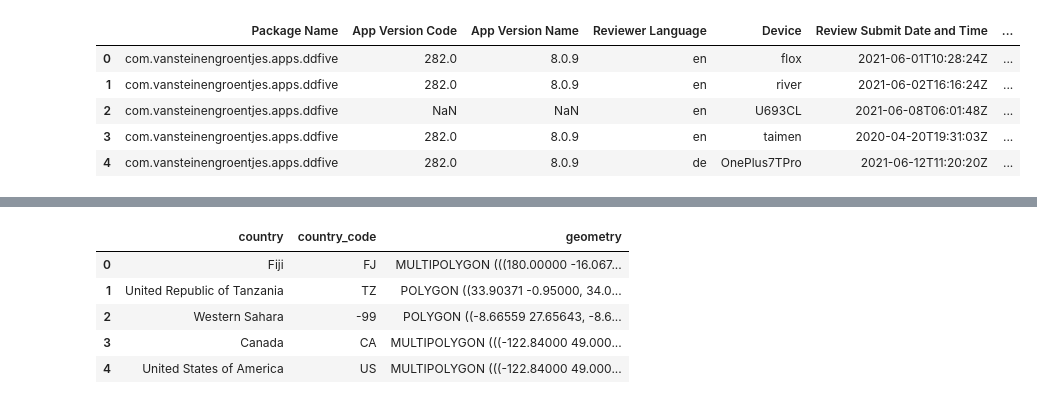
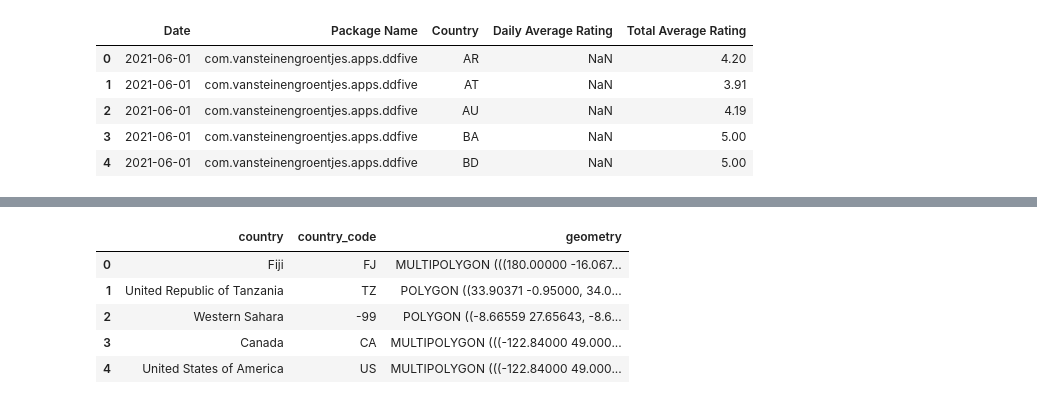
Before and after one commit to kasbekker/ds23-assignment1, a Jupyter notebook: eidt_data_sales_country_sales_ratings.ipynb, the cells around one changed output, grey strips where cells are left out. Drawn from its saved outputs; the diff is of its cells as text; code cells hidden in the pictures.

Commit message:
Ratigs per country map toevegoegd

```diff
--- a/eidt_data_sales_country_sales_ratings.ipynb
+++ b/eidt_data_sales_country_sales_ratings.ipynb
@@ -33,27 +33,27 @@ def to_integer(dt_time):
 # %%
 import pandas as pd
 import numpy as np
 import glob, os
 
 # Get CSV files list from a folder
-path = 'data/reviews_data'
+path = 'data/ratings_country_data'
 csv_files = glob.glob(path + "/*.csv")
 
 # Read each CSV file into DataFrame
 # This creates a list of dataframes
 df_list = (pd.read_csv(file,  encoding="utf-16" ) for file in csv_files)
 
 # Concatenate all DataFrames
 df   = pd.concat(df_list, ignore_index=True)
 
 #Bovenstaande code selecteert een map in path, en zet alle csv bestanden in een dataframe genaamd df, https://sparkbyexamples.com/pandas/pandas-read-multiple-csv-files/
 
 df.head()
 # %% [output]
-|  | Package Name | App Version Code | App Version Name | Reviewer Language | Device | Review Submit Date and Time | ... |
-| 0 | com.vansteinengroentjes.apps.ddfive | 282.0 | 8.0.9 | en | flox | 2021-06-01T10:28:24Z | ... |
-| 1 | com.vansteinengroentjes.apps.ddfive | 282.0 | 8.0.9 | en | river | 2021-06-02T16:16:24Z | ... |
-| 2 | com.vansteinengroentjes.apps.ddfive | NaN | NaN | en | U693CL | 2021-06-08T06:01:48Z | ... |
-| 3 | com.vansteinengroentjes.apps.ddfive | 282.0 | 8.0.9 | en | taimen | 2020-04-20T19:31:03Z | ... |
-| 4 | com.vansteinengroentjes.apps.ddfive | 282.0 | 8.0.9 | de | OnePlus7TPro | 2021-06-12T11:20:20Z | ... |
+|  | Date | Package Name | Country | Daily Average Rating | Total Average Rating |
+| 0 | 2021-06-01 | com.vansteinengroentjes.apps.ddfive | AR | NaN | 4.20 |
+| 1 | 2021-06-01 | com.vansteinengroentjes.apps.ddfive | AT | NaN | 3.91 |
+| 2 | 2021-06-01 | com.vansteinengroentjes.apps.ddfive | AU | NaN | 4.19 |
+| 3 | 2021-06-01 | com.vansteinengroentjes.apps.ddfive | BA | NaN | 5.00 |
+| 4 | 2021-06-01 | com.vansteinengroentjes.apps.ddfive | BD | NaN | 5.00 |
 # %%
```
Also changed, not shown: parts of 6 cells of this notebook, 7 other files.
